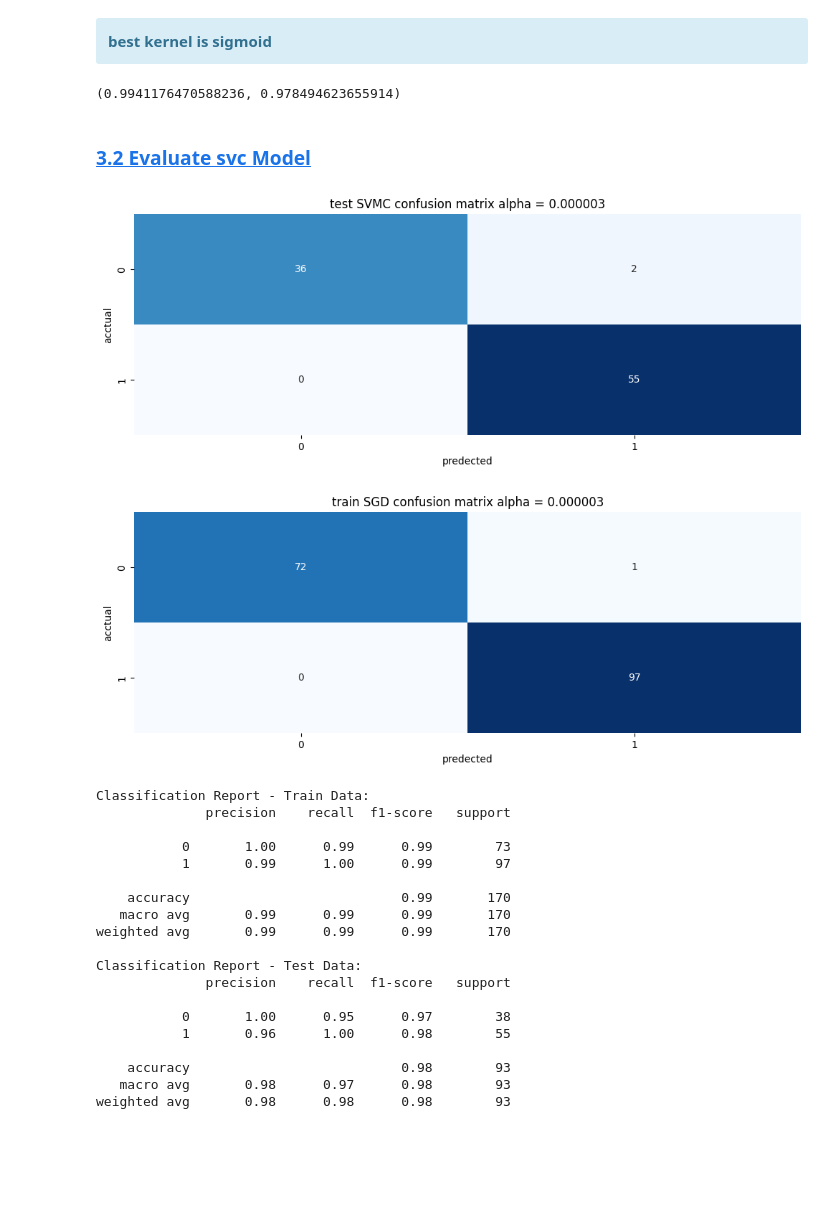
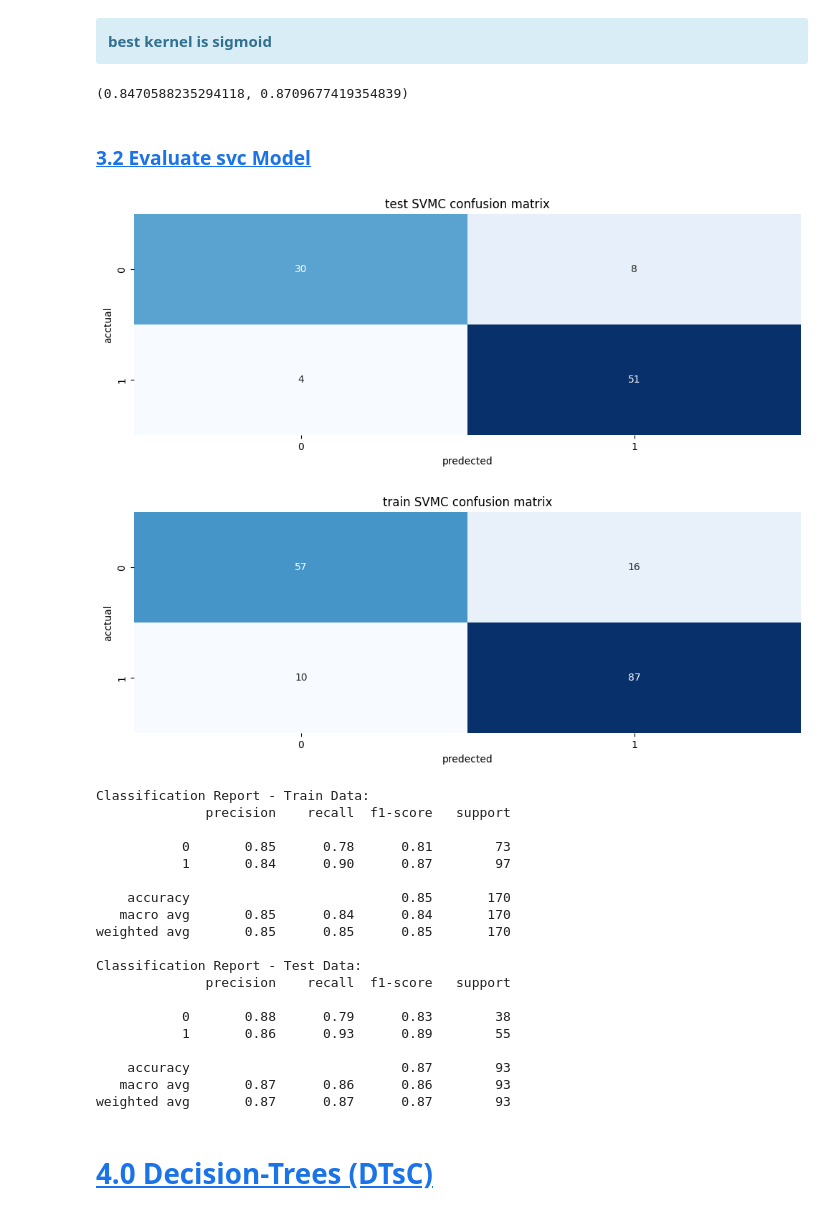
Before and after one commit to ahmedhany14/Heart-Disease-Prediction, a Jupyter notebook: Models/ML.ipynb, the cells around one changed output. Cells and saved outputs as stored; diff of their text form; code cells hidden in the pictures; blank space fills up the shorter version.

```diff
--- a/Models/ML.ipynb
+++ b/Models/ML.ipynb
@@ -88,5 +83,6 @@ heart_df = pd.read_csv(
     r"/home/ahmed/Ai/Data science and Ml projects/Heart-Disease-Prediction/Prepered data sets/final_dataset.csv"
 )
 
+heart_df = heart_df.drop(columns=["Unnamed: 0"], axis=1)
 heart_df
 # %% [output]
@@ -187,6 +175,6 @@ evaluate_SGD()
 # %%
 scaler = StandardScaler()
-SGD = SGDClassifier(loss="log_loss", penalty="l2", alpha=0.000003)
+SGD = SGDClassifier(loss="log_loss", penalty="l2", alpha=0.0003)
 
 pip = Pipeline(steps=[("StandardScaler", scaler), ("SGDClassifier", SGD)])
 
@@ -327,7 +315,7 @@ train_score, test_score, used_alphas = build_SVM()
 </div>
 # %%
 scaler = StandardScaler()
-svc = SVC(kernel="linear", C=1, degree=1)
+svc = SVC(kernel="sigmoid", C=0.5, degree=1)
 
 pip = Pipeline(steps=[("StandardScaler", scaler), ("SVMClassifire", svc)])
 
@@ -337,35 +325,35 @@ train_acc = pip.score(x_train, y_train)
 test_acc = pip.score(x_test, y_test)
 train_acc, test_acc
 # %% [output]
-(0.9941176470588236, 0.978494623655914)
+(0.8470588235294118, 0.8709677419354839)
 # %% [markdown]
 ### [3.2 Evaluate svc Model](#3.2)
 # %%
 y_pred = pip.predict(x_test)
 
-cm_SGD = confusion_matrix(y_true=y_test, y_pred=y_pred)
+cm_SVMC = confusion_matrix(y_true=y_test, y_pred=y_pred)
 
 plt.figure(figsize=(12, 4))
-sns.heatmap(cm_SGD, annot=True, cmap="Blues", cbar=False)
-plt.title("test SVMC confusion matrix alpha = 0.000003")
+sns.heatmap(cm_SVMC, annot=True, cmap="Blues", cbar=False)
+plt.title("test SVMC confusion matrix")
 plt.ylabel("acctual")
 plt.xlabel("predected")
 plt.show()
 # %% [output]
-[figure, old version]
+[figure, new version]
 # %%
 y_pred = pip.predict(x_train)
 
-cm_SGD = confusion_matrix(y_true=y_train, y_pred=y_pred)
+cm_SVMC = confusion_matrix(y_true=y_train, y_pred=y_pred)
 
 plt.figure(figsize=(12, 4))
-sns.heatmap(cm_SGD, annot=True, cmap="Blues", cbar=False)
-plt.title("train SGD confusion matrix alpha = 0.000003")
+sns.heatmap(cm_SVMC, annot=True, cmap="Blues", cbar=False)
+plt.title("train SVMC confusion matrix")
 plt.ylabel("acctual")
 plt.xlabel("predected")
 plt.show()
 # %% [output]
-[figure, old version]
+[figure, new version]
 # %%
 y_pred_train = pip.predict(x_train)
 y_pred__test = pip.predict(x_test)
@@ -379,19 +367,21 @@ print(classification_report(y_true=y_test, y_pred=y_pred__test))
 Classification Report - Train Data:
               precision    recall  f1-score   support
 
-           0       1.00      0.99      0.99        73
-           1       0.99      1.00      0.99        97
+           0       0.85      0.78      0.81        73
+           1       0.84      0.90      0.87        97
 
-    accuracy                           0.99       170
-   macro avg       0.99      0.99      0.99       170
-weighted avg       0.99      0.99      0.99       170
+    accuracy                           0.85       170
+   macro avg       0.85      0.84      0.84       170
+weighted avg       0.85      0.85      0.85       170
 
 Classification Report - Test Data:
               precision    recall  f1-score   support
 
-           0       1.00      0.95      0.97        38
-           1       0.96      1.00      0.98        55
+           0       0.88      0.79      0.83        38
+           1       0.86      0.93      0.89        55
 
-    accuracy                           0.98        93
-   macro avg       0.98      0.97      0.98        93
-weighted avg       0.98      0.98      0.98        93
+    accuracy                           0.87        93
+   macro avg       0.87      0.86      0.86        93
+weighted avg       0.87      0.87      0.87        93
+# %% [markdown]
+# [4.0 Decision-Trees (DTsC)](#4.0)
```
Also changed, not shown: parts of 38 cells of this notebook.
